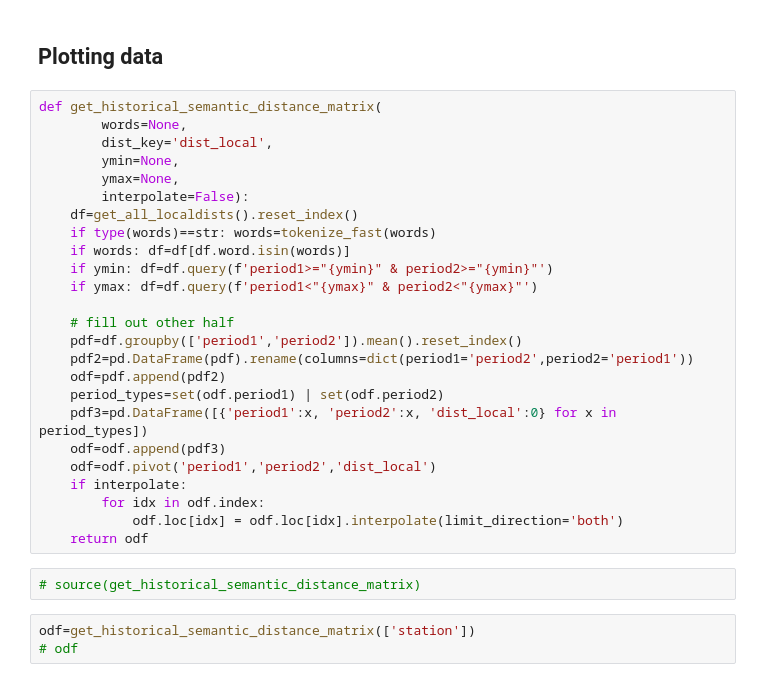
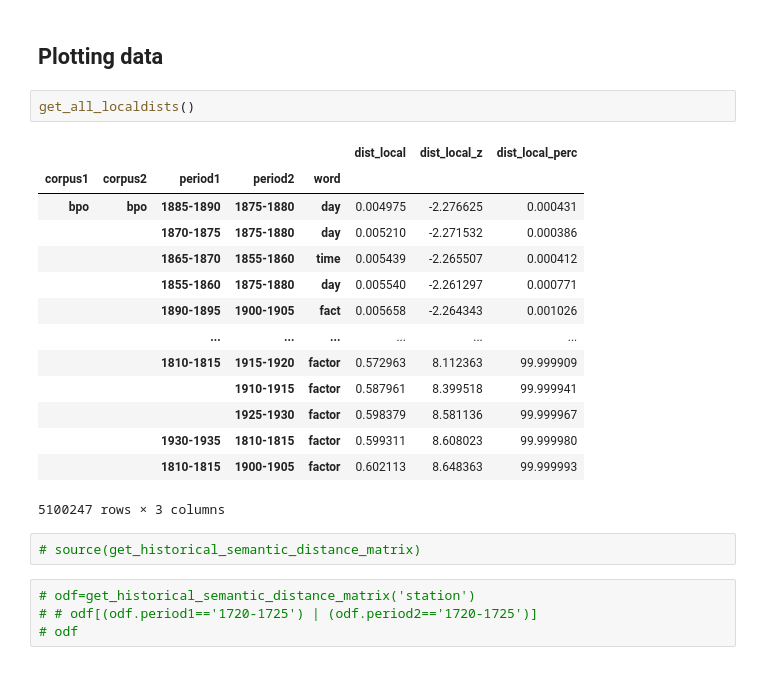
Before and after one commit to quadrismegistus/koselleck, a Jupyter notebook: koselleck/dists/dists.ipynb, the cells around one changed output. Cells and saved outputs as stored; diff of their text form.

```diff
--- a/koselleck/dists/dists.ipynb
+++ b/koselleck/dists/dists.ipynb
@@ -233,33 +66,26 @@ dfm_word
 # %% [markdown]
 ## Plotting data
-# %%
-def get_historical_semantic_distance_matrix(
-        words=None,
-        dist_key='dist_local',
-        ymin=None,
-        ymax=None,
-        interpolate=False):
-    df=get_all_localdists().reset_index()
-    if type(words)==str: words=tokenize_fast(words)
-    if words: df=df[df.word.isin(words)]
-    if ymin: df=df.query(f'period1>="{ymin}" & period2>="{ymin}"')
-    if ymax: df=df.query(f'period1<"{ymax}" & period2<"{ymax}"')
-
-    # fill out other half
-    pdf=df.groupby(['period1','period2']).mean().reset_index()
-    pdf2=pd.DataFrame(pdf).rename(columns=dict(period1='period2',period2='period1'))
-    odf=pdf.append(pdf2)
-    period_types=set(odf.period1) | set(odf.period2)
-    pdf3=pd.DataFrame([{'period1':x, 'period2':x, 'dist_local':0} for x in period_types])
-    odf=odf.append(pdf3)
-    odf=odf.pivot('period1','period2','dist_local')
-    if interpolate:
-        for idx in odf.index:
-            odf.loc[idx] = odf.loc[idx].interpolate(limit_direction='both')
-    return odf
+# %%
+get_all_localdists()
+# %% [output]
+|  |  |  |  |  | dist_local | dist_local_z | dist_local_perc |
+| corpus1 | corpus2 | period1 | period2 | word |  |  |  |
+| bpo | bpo | 1885-1890 | 1875-1880 | day | 0.004975 | -2.276625 | 0.000431 |
+|  |  | 1870-1875 | 1875-1880 | day | 0.005210 | -2.271532 | 0.000386 |
+|  |  | 1865-1870 | 1855-1860 | time | 0.005439 | -2.265507 | 0.000412 |
+|  |  | 1855-1860 | 1875-1880 | day | 0.005540 | -2.261297 | 0.000771 |
+|  |  | 1890-1895 | 1900-1905 | fact | 0.005658 | -2.264343 | 0.001026 |
+|  |  | ... | ... | ... | ... | ... | ... |
+|  |  | 1810-1815 | 1915-1920 | factor | 0.572963 | 8.112363 | 99.999909 |
+|  |  |  | 1910-1915 | factor | 0.587961 | 8.399518 | 99.999941 |
+|  |  |  | 1925-1930 | factor | 0.598379 | 8.581136 | 99.999967 |
+|  |  | 1930-1935 | 1810-1815 | factor | 0.599311 | 8.608023 | 99.999980 |
+|  |  | 1810-1815 | 1900-1905 | factor | 0.602113 | 8.648363 | 99.999993 |
+5100247 rows × 3 columns
 # %%
 # source(get_historical_semantic_distance_matrix)
-# %%
-odf=get_historical_semantic_distance_matrix(['station'])
-# odf
+# %%
+# odf=get_historical_semantic_distance_matrix('station')
+# # odf[(odf.period1=='1720-1725') | (odf.period2=='1720-1725')]
+# odf
 # %%
```
Also changed, not shown: parts of 23 cells of this notebook, 2 other files.
